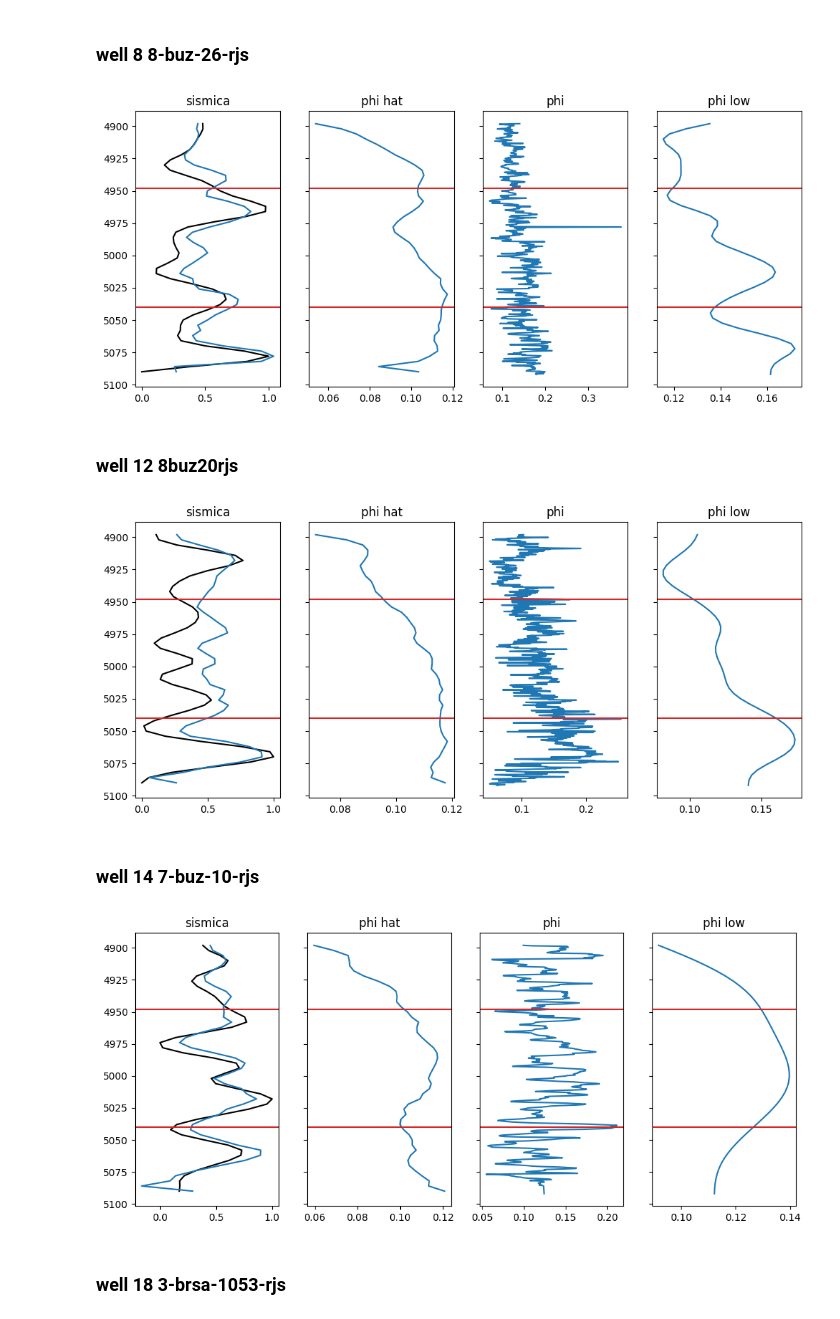
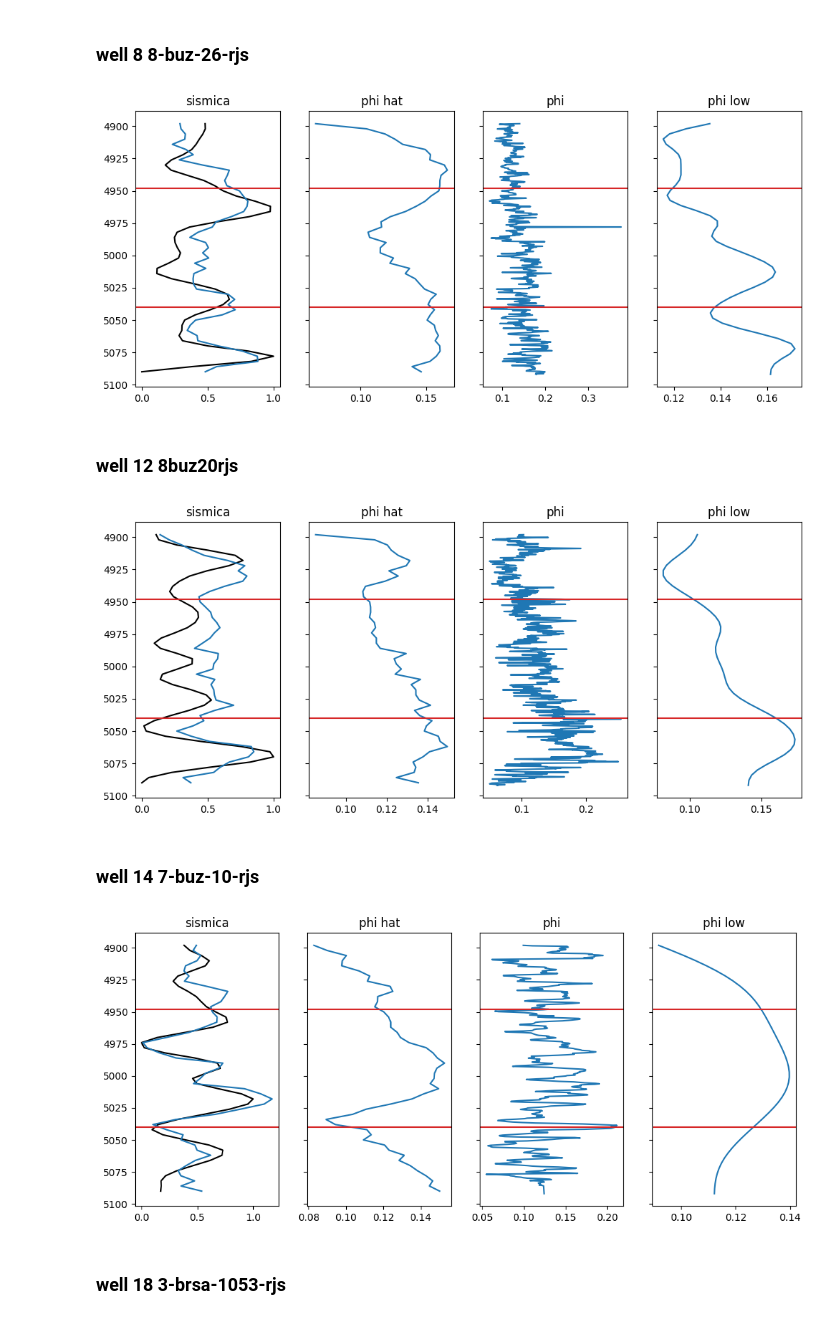
Before and after one commit to cljosegfer/vashisth2022direct, a Jupyter notebook: notebooks/reproducao_week8.ipynb, the cells around one changed output. Saved outputs shown, nothing was run; the diff lists cells and outputs as text; code cells hidden in the pictures.

```diff
--- a/notebooks/reproducao_week8.ipynb
+++ b/notebooks/reproducao_week8.ipynb
@@ -595,7 +595,7 @@ class loss_func(tf.keras.losses.Loss):
     def __init__(self):
         super().__init__()
     def call(self, y_true, y_pred):
-        mse_seis1 = tf.reduce_mean(tf.square(y_pred[:,0:246] - y_true[:,0:246]))
+        mse_seis1 = tf.reduce_mean(tf.square(y_pred - y_true))
 
         return tf.math.sqrt(mse_seis1)
 # %%
@@ -635,8 +634,8 @@ KeyboardInterrupt:
 # eval
 # %%
 # load the saved model
-# rw_pinn.load_weights('output/rwpinn_model.h5')
-rw_pinn.load_weights('output/rwpinn_model_fix20.h5')
+rw_pinn.load_weights('output/rwpinn_model.h5')
+# rw_pinn.load_weights('output/rwpinn_model_fix20.h5')
 # %% [markdown]
 ## loss
 # %%
@@ -808,7 +815,7 @@ axs[0].plot(sample, time_upscaled, color = "black", label='true');
 axs[0].plot(decoder_output_sample[0, :], time_upscaled, label='predicted');
 axs[0].set_title('sismica');
 
-axs[1].plot(phi_sample_pred[0, :] / 3, time_upscaled, label = 'predicted');
+# axs[1].plot(phi_sample_pred[0, :] / 3, time_upscaled, label = 'predicted');
 axs[1].set_title('phi hat');
 
 zz = np.linspace(depth_point1, depth_point2, len(phi[idx]))
@@ -820,11 +827,14 @@ zz = np.linspace(depth_point1, depth_point2, len(philow))
 axs[3].plot(philow, zz, label = 'predicted');
 axs[3].set_title('phi low');
 
+ratio = np.mean(phi_sample_pred[0, :]) / np.mean(philow)
+axs[1].plot(phi_sample_pred[0, :] / ratio, time_upscaled, label = 'predicted');
+
 [axs[i].axhline(y = depth_point1true, color = 'tab:red') for i in range(4)];
 [axs[i].axhline(y = depth_point2true, color = 'tab:red') for i in range(4)];
 plt.gca().invert_yaxis();
 # %% [output]
-[figure, old version]
+[figure, new version]
 # %% [markdown]
 ### well 12 8buz20rjs
 # %%
@@ -847,7 +857,7 @@ axs[0].plot(sample, time_upscaled, color = "black", label='true');
 axs[0].plot(decoder_output_sample[0, :], time_upscaled, label='predicted');
 axs[0].set_title('sismica');
 
-axs[1].plot(phi_sample_pred[0, :] / 3, time_upscaled, label = 'predicted');
+# axs[1].plot(phi_sample_pred[0, :] / 3, time_upscaled, label = 'predicted');
 axs[1].set_title('phi hat');
 
 zz = np.linspace(depth_point1, depth_point2, len(phi[idx]))
@@ -859,11 +869,14 @@ zz = np.linspace(depth_point1, depth_point2, len(philow))
 axs[3].plot(philow, zz, label = 'predicted');
 axs[3].set_title('phi low');
 
+ratio = np.mean(phi_sample_pred[0, :]) / np.mean(philow)
+axs[1].plot(phi_sample_pred[0, :] / ratio, time_upscaled, label = 'predicted');
+
 [axs[i].axhline(y = depth_point1true, color = 'tab:red') for i in range(4)];
 [axs[i].axhline(y = depth_point2true, color = 'tab:red') for i in range(4)];
 plt.gca().invert_yaxis();
 # %% [output]
-[figure, old version]
+[figure, new version]
 # %% [markdown]
 ### well 14 7-buz-10-rjs
 # %%
@@ -874,35 +887,38 @@ twt = twt14
 
 sample = (sismica - np.min(sismica)) / (np.max(sismica) - np.min(sismica))
 sample_normalized = sample.reshape(1, 1, -1, 1)
 
 encoder_output_sample = rw_pinn_encoder.predict(sample_normalized)
 phi_sample_pred = ((encoder_output_sample+1)/2) * (phi_max - phi_min) + phi_min
 decoder_output_sample = rw_pinn.predict(sample_normalized)
 
 fig, axs = plt.subplots(1, 4, sharey=True, figsize = (12, 5));
 
 i = np.random.choice(X_train_final.shape[0], size = 1)[0]
 axs[0].plot(sample, time_upscaled, color = "black", label='true');
 axs[0].plot(decoder_output_sample[0, :], time_upscaled, label='predicted');
 axs[0].set_title('sismica');
 
-axs[1].plot(phi_sample_pred[0, :] / 3, time_upscaled, label = 'predicted');
+# axs[1].plot(phi_sample_pred[0, :] / 3, time_upscaled, label = 'predicted');
 axs[1].set_title('phi hat');
 
 zz = np.linspace(depth_point1, depth_point2, len(phi[idx]))
 axs[2].plot(phi[idx], zz, label = 'predicted');
 axs[2].set_title('phi');
 
 philow = escala_sismica(twt[idx], phi[idx], np.array(V3D.data), depth_point1, depth_point2)
 zz = np.linspace(depth_point1, depth_point2, len(philow))
 axs[3].plot(philow, zz, label = 'predicted');
 axs[3].set_title('phi low');
 
+ratio = np.mean(phi_sample_pred[0, :]) / np.mean(philow)
+axs[1].plot(phi_sample_pred[0, :] / ratio, time_upscaled, label = 'predicted');
+
 [axs[i].axhline(y = depth_point1true, color = 'tab:red') for i in range(4)];
 [axs[i].axhline(y = depth_point2true, color = 'tab:red') for i in range(4)];
 plt.gca().invert_yaxis();
 # %% [output]
-[figure, old version]
+[figure, new version]
 # %% [markdown]
 ### well 18 3-brsa-1053-rjs
 # %%
```
Also changed, not shown: parts of 11 cells of this notebook, 2 other files.
